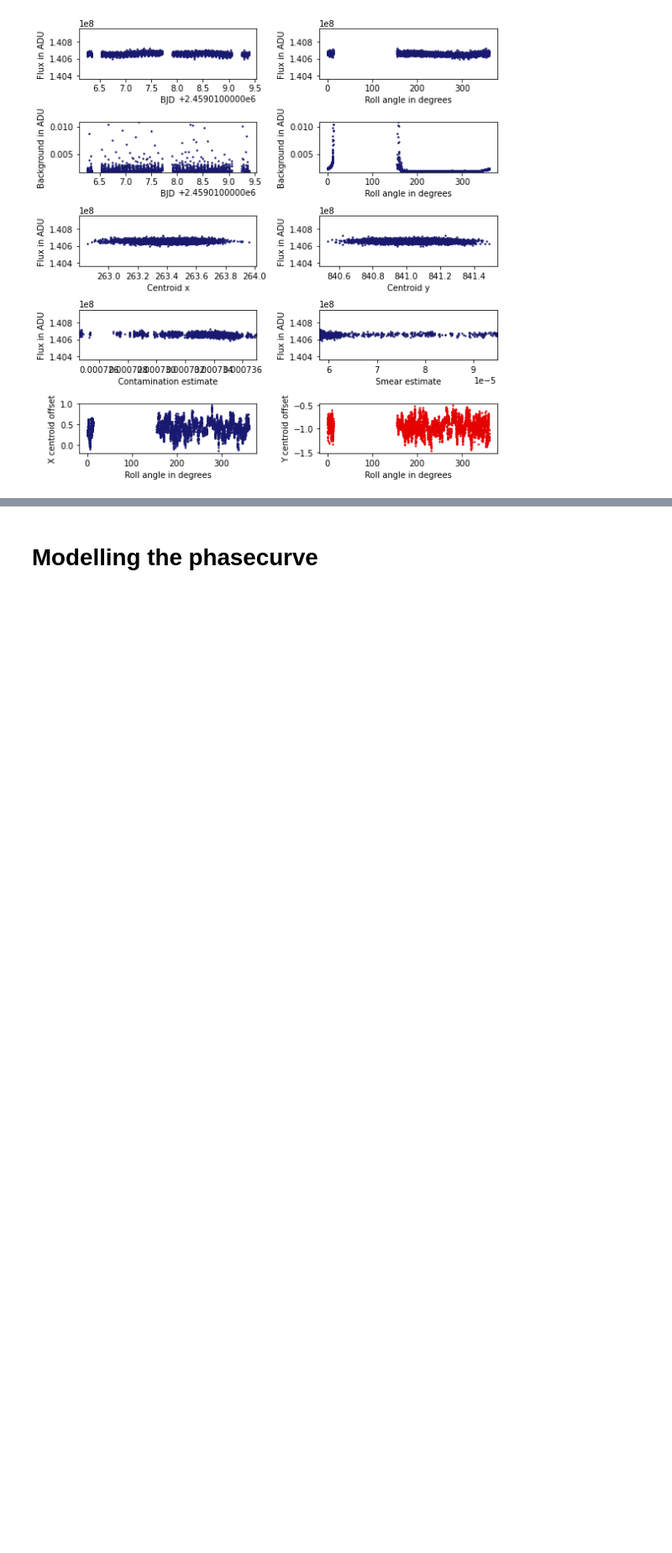
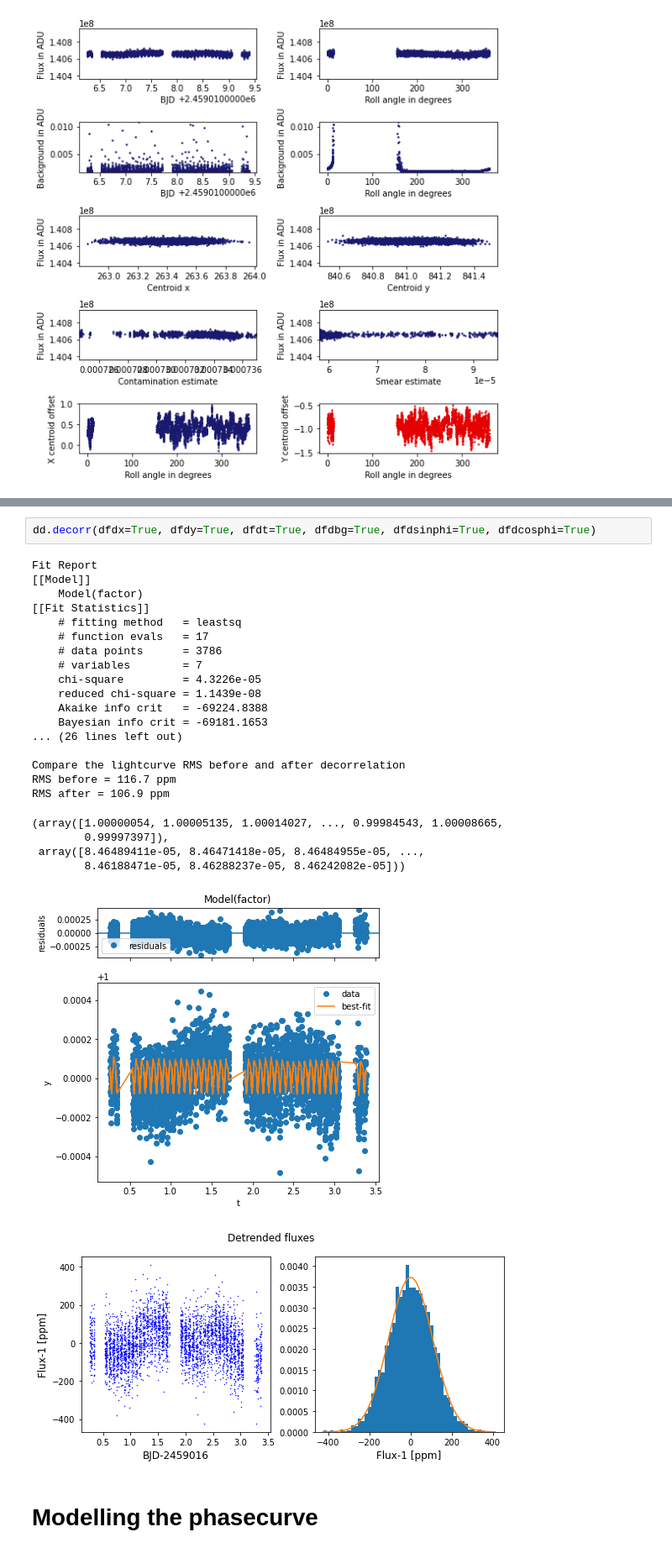
Before and after one commit to Jayshil/pycheops-tutorials, a Jupyter notebook: WASP-189/Transit/p1_wasp189_phase_curve.ipynb, the cells around one changed output, grey strips where cells are left out. Shown: that part at 84% size. Drawn from its saved outputs; the diff is of its cells as text; blank space fills up the shorter version.

Commit message:
Phase curve modelling?!

```diff
--- a/WASP-189/Transit/p1_wasp189_phase_curve.ipynb
+++ b/WASP-189/Transit/p1_wasp189_phase_curve.ipynb
@@ -205,3 +221,29 @@ dd.diagnostic_plot()
+# %%
+dd.decorr(dfdx=True, dfdy=True, dfdt=True, dfdbg=True, dfdsinphi=True, dfdcosphi=True)
+# %% [output]
+Fit Report
+[[Model]]
+    Model(factor)
+[[Fit Statistics]]
+    # fitting method   = leastsq
+    # function evals   = 17
+    # data points      = 3786
+    # variables        = 7
+    chi-square         = 4.3226e-05
+    reduced chi-square = 1.1439e-08
+    Akaike info crit   = -69224.8388
+    Bayesian info crit = -69181.1653
+... (26 lines left out)
+
+Compare the lightcurve RMS before and after decorrelation
+RMS before = 116.7 ppm
+RMS after = 106.9 ppm
+(array([1.00000054, 1.00005135, 1.00014027, ..., 0.99984543, 1.00008665,
+        0.99997397]),
+ array([8.46489411e-05, 8.46471418e-05, 8.46484955e-05, ...,
+        8.46188471e-05, 8.46288237e-05, 8.46242082e-05]))
+[figure, added]
+[figure, added]
 # %% [markdown]
 # Modelling the phasecurve
 # %%
```
Also changed, not shown: parts of 2 cells of this notebook.
